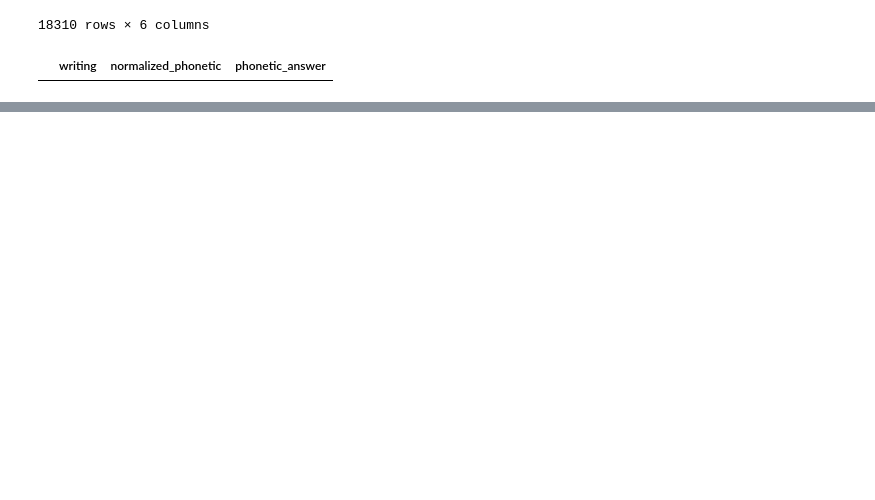
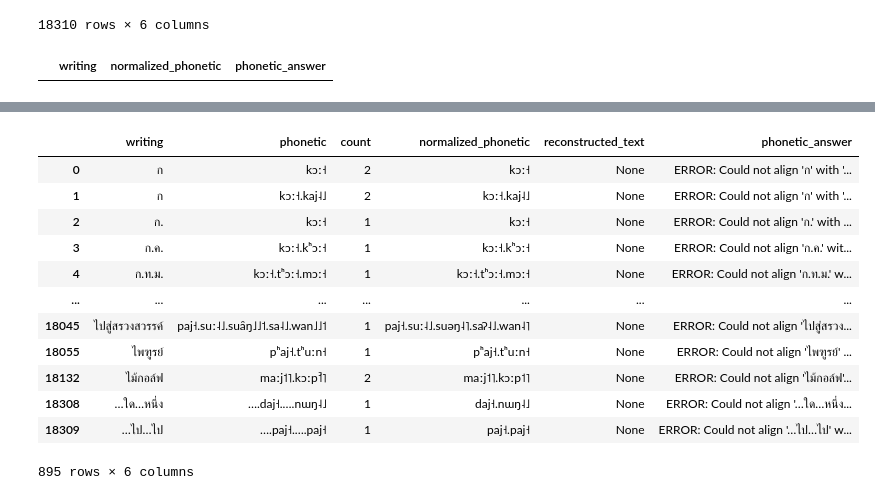
Before and after one commit to ParamaWattanakrai/thai_grapheme_sandbox, a Jupyter notebook: wikipron_mapping.ipynb, the cells around one changed output, grey strips where cells are left out. Cells and saved outputs as stored; diff of their text form; code cells hidden in the pictures; blank space fills up the shorter version.

```diff
--- a/wikipron_mapping.ipynb
+++ b/wikipron_mapping.ipynb
@@ -145,0 +150,19 @@ errors.sample(10)
+# %%
+mask = ~errors["normalized_phonetic"].str.contains(
+    r"[lsf][˥˦˧˨˩]", regex=True, na=False
+)
+errors[mask]
+# %% [output]
+|  | writing | phonetic | count | normalized_phonetic | reconstructed_text | phonetic_answer |
+| 0 | ก | kɔː˧ | 2 | kɔː˧ | None | ERROR: Could not align 'ก' with '... |
+| 1 | ก | kɔː˧.kaj˨˩ | 2 | kɔː˧.kaj˨˩ | None | ERROR: Could not align 'ก' with '... |
+| 2 | ก. | kɔː˧ | 1 | kɔː˧ | None | ERROR: Could not align 'ก.' with ... |
+| 3 | ก.ค. | kɔː˧.kʰɔː˧ | 1 | kɔː˧.kʰɔː˧ | None | ERROR: Could not align 'ก.ค.' wit... |
+| 4 | ก.ท.ม. | kɔː˧.tʰɔː˧.mɔː˧ | 1 | kɔː˧.tʰɔː˧.mɔː˧ | None | ERROR: Could not align 'ก.ท.ม.' w... |
+| ... | ... | ... | ... | ... | ... | ... |
+| 18045 | ไปสู่สรวงสวรรค์ | paj˧.suː˨˩.sua̯ŋ˩˩˦.sa˨˩.wan˩˩˦ | 1 | paj˧.suː˨˩.suəŋ˨˥.saʔ˨˩.wan˨˥ | None | ERROR: Could not align 'ไปสู่สรวง... |
+| 18055 | ไพฑูรย์ | pʰaj˧.tʰuːn˧ | 1 | pʰaj˧.tʰuːn˧ | None | ERROR: Could not align 'ไพฑูรย์' ... |
+| 18132 | ไม้กอล์ฟ | maːj˦˥.kɔːp̚˦˥ | 2 | maːj˦˥.kɔːp˦˥ | None | ERROR: Could not align 'ไม้กอล์ฟ'... |
+| 18308 | …ใด…หนึ่ง | ….daj˧.….nɯŋ˨˩ | 1 | daj˧.nɯŋ˨˩ | None | ERROR: Could not align '…ใด…หนึ่ง... |
+| 18309 | …ไป…ไป | ….paj˧.….paj˧ | 1 | paj˧.paj˧ | None | ERROR: Could not align '…ไป…ไป' w... |
+895 rows × 6 columns
```
Also changed, not shown: parts of 5 cells of this notebook, 6 other files.
